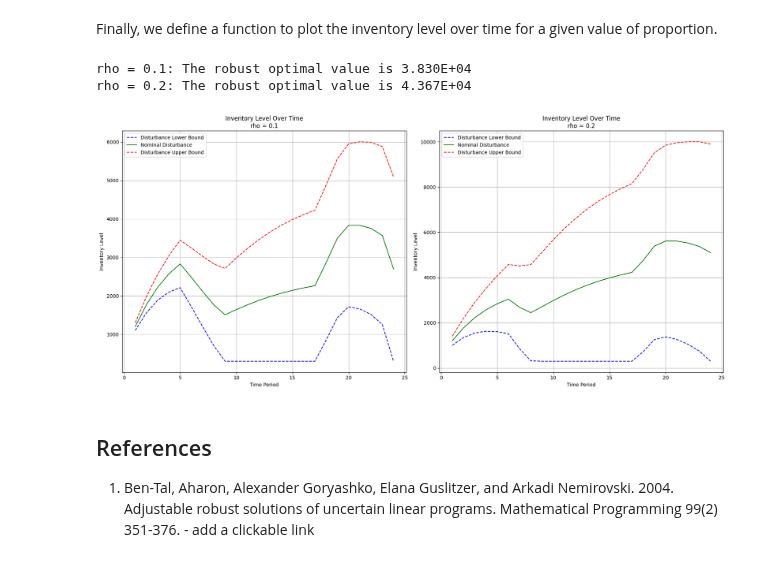
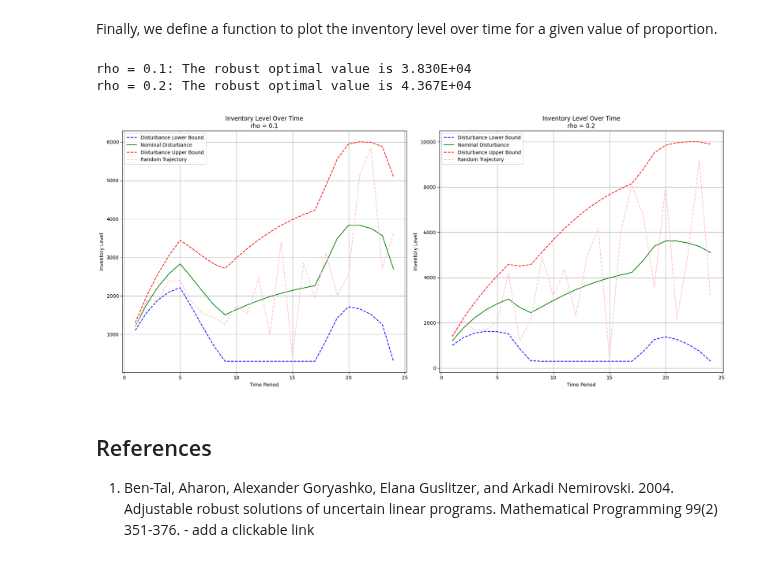
Before and after one commit to stellatogrp/lropt, a Jupyter notebook: docs/examples/robust_prod_inventory.ipynb, the cells around one changed output. Saved outputs shown, nothing was run; the diff lists cells and outputs as text; code cells hidden in the pictures.

Commit message:
added random trajectory for product inventory

```diff
--- a/docs/examples/robust_prod_inventory.ipynb
+++ b/docs/examples/robust_prod_inventory.ipynb
@@ -104,7 +104,7 @@ def calculate_inventory_levels(p, rhs_upper, d_star, rhs_lower):
     low_values = []
     mid_values = []
     high_values = []
-
+    random_trajectory = []
     for i in range(1, T + 1):
         low = (cp.sum(cp.sum(p, 0)[:i]) - cp.sum(rhs_upper[:i]) + v_init).value
         mid = (cp.sum(cp.sum(p, 0)[:i]) - cp.sum(d_star[:i]) + v_init).value
@@ -112,19 +112,19 @@ def calculate_inventory_levels(p, rhs_upper, d_star, rhs_lower):
 
         # TODO: create random trajectory
 
-
         low_values.append(low)
         mid_values.append(mid)
         high_values.append(high)
-
-    return low_values, mid_values, high_values
+        random_trajectory.append(np.random.uniform(low, high))
+    return low_values, mid_values, high_values, random_trajectory
 # %% [markdown]
 Finally, we define a function to plot the inventory level over time for a given value of proportion.
 # %%
-def plot_inventory_levels(ax, low_values, mid_values, high_values, rho):
+def plot_inventory_levels(ax, low_values, mid_values, high_values, random_trajectory, rho):
     ax.plot(range(1, T + 1), low_values, label='Disturbance Lower Bound', color='blue', linestyle='--')
     ax.plot(range(1, T + 1), mid_values, label='Nominal Disturbance', color='green', linestyle='-')
     ax.plot(range(1, T + 1), high_values, label='Disturbance Upper Bound', color='red', linestyle='--')
+    ax.plot(range(1, T + 1), random_trajectory, label='Random Trajectory', color='Pink', linestyle='--')
     ax.set_xlabel('Time Period')
     ax.set_ylabel('Inventory Level')
     ax.set_title(f'Inventory Level Over Time\nrho = {rho}')
@@ -133,22 +133,22 @@ def plot_inventory_levels(ax, low_values, mid_values, high_values, rho):
 # %%
 fig, axs = plt.subplots(1, 2, figsize=(18, 8))
 rho_values = [0.1, 0.2]
 
 for i, rho in enumerate(rho_values):
     c, d, rhs_upper, rhs_lower, d_star = setup_parameters(rho)
     optimal_value, p_value = solve_problem(d)
 
     print(f"rho = {rho}: The robust optimal value is {optimal_value:.3E}")
 
-    low_values, mid_values, high_values = calculate_inventory_levels(p_value, rhs_upper, d_star, rhs_lower)
-    plot_inventory_levels(axs[i], low_values, mid_values, high_values, rho)
+    low_values, mid_values, high_values, random_traj = calculate_inventory_levels(p_value, rhs_upper, d_star, rhs_lower)
+    plot_inventory_levels(axs[i], low_values, mid_values, high_values,random_traj, rho)
 
 plt.tight_layout()
 plt.show()
 # %% [output]
 rho = 0.1: The robust optimal value is 3.830E+04
 rho = 0.2: The robust optimal value is 4.367E+04
-[figure, old version]
+[figure, new version]
 # %% [markdown]
 ## References
 
```
Also changed, not shown: 2 other files.
